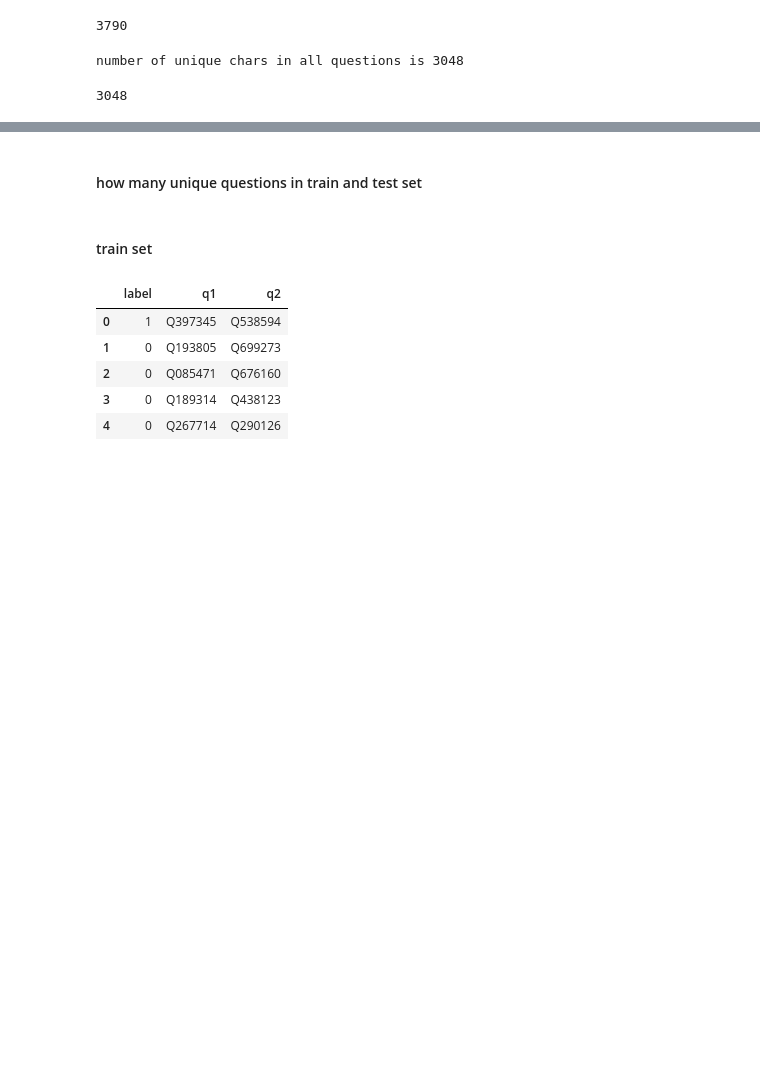
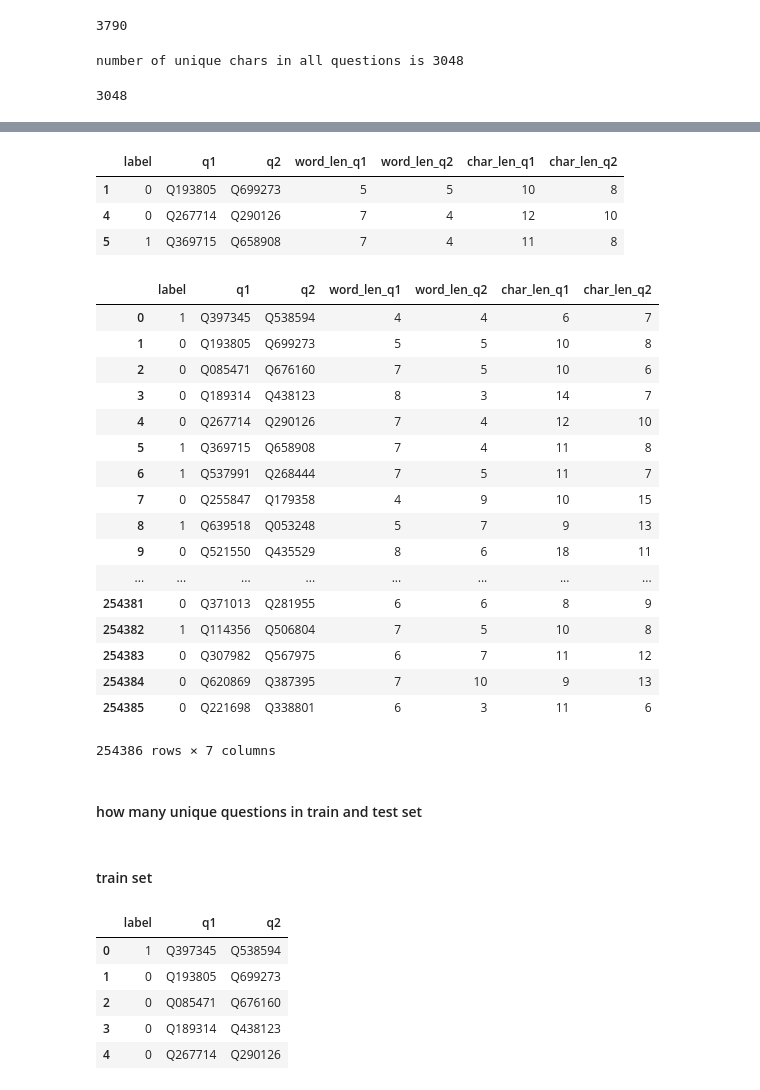
Before and after one commit to Fengjun-Wang/mirror_question_pair, a Jupyter notebook: scripts/data_analysis/Data_analysis.ipynb, the cells around one changed output, grey strips where cells are left out. Cells and saved outputs as stored; diff of their text form; code cells hidden in the pictures; blank space fills up the shorter version.

```diff
--- a/scripts/data_analysis/Data_analysis.ipynb
+++ b/scripts/data_analysis/Data_analysis.ipynb
@@ -123,0 +194,18 @@ char_embed_df.shape[0]
+# %%
+word_len_map = {}
+char_len_map = {}
+for i in xrange(question_df.shape[0]):
+    row  = question_df.iloc[i]
+    qid = row["qid"]
+    word_len_map[qid] = row["word_len"]
+    char_len_map[qid] = row["char_len"]
+# %%
+
+train_df["word_len_q1"] = train_df.apply(lambda row: word_len_map[row["q1"]],axis=1)
+train_df["word_len_q2"] = train_df.apply(lambda row: word_len_map[row["q2"]],axis=1)
+train_df["char_len_q1"] = train_df.apply(lambda row: char_len_map[row["q1"]],axis=1)
+train_df["char_len_q2"] = train_df.apply(lambda row: char_len_map[row["q2"]],axis=1)
+test_df["word_len_q1"] = test_df.apply(lambda row: word_len_map[row["q1"]],axis=1)
+test_df["word_len_q2"] = test_df.apply(lambda row: word_len_map[row["q2"]],axis=1)
+test_df["char_len_q1"] = test_df.apply(lambda row: char_len_map[row["q1"]],axis=1)
+test_df["char_len_q2"] = test_df.apply(lambda row: char_len_map[row["q2"]],axis=1)
@@ -124,3 +246,31 @@ char_embed_df.shape[0]
+# %%
+train_df.iloc[[1,4,5]]
+# %% [output]
+|  | label | q1 | q2 | word_len_q1 | word_len_q2 | char_len_q1 | char_len_q2 |
+| 1 | 0 | Q193805 | Q699273 | 5 | 5 | 10 | 8 |
+| 4 | 0 | Q267714 | Q290126 | 7 | 4 | 12 | 10 |
+| 5 | 1 | Q369715 | Q658908 | 7 | 4 | 11 | 8 |
+# %%
+train_df.iloc[[1,4,5]]
+# %% [output]
+|  | label | q1 | q2 | word_len_q1 | word_len_q2 | char_len_q1 | char_len_q2 |
+| 0 | 1 | Q397345 | Q538594 | 4 | 4 | 6 | 7 |
+| 1 | 0 | Q193805 | Q699273 | 5 | 5 | 10 | 8 |
+| 2 | 0 | Q085471 | Q676160 | 7 | 5 | 10 | 6 |
+| 3 | 0 | Q189314 | Q438123 | 8 | 3 | 14 | 7 |
+| 4 | 0 | Q267714 | Q290126 | 7 | 4 | 12 | 10 |
+| 5 | 1 | Q369715 | Q658908 | 7 | 4 | 11 | 8 |
+| 6 | 1 | Q537991 | Q268444 | 7 | 5 | 11 | 7 |
+| 7 | 0 | Q255847 | Q179358 | 4 | 9 | 10 | 15 |
+| 8 | 1 | Q639518 | Q053248 | 5 | 7 | 9 | 13 |
+| 9 | 0 | Q521550 | Q435529 | 8 | 6 | 18 | 11 |
+| ... | ... | ... | ... | ... | ... | ... | ... |
+| 254381 | 0 | Q371013 | Q281955 | 6 | 6 | 8 | 9 |
+| 254382 | 1 | Q114356 | Q506804 | 7 | 5 | 10 | 8 |
+| 254383 | 0 | Q307982 | Q567975 | 6 | 7 | 11 | 12 |
+| 254384 | 0 | Q620869 | Q387395 | 7 | 10 | 9 | 13 |
+| 254385 | 0 | Q221698 | Q338801 | 6 | 3 | 11 | 6 |
+254386 rows × 7 columns
 # %% [markdown]
 #### how many unique questions in train and test set
 # %% [markdown]
```
Also changed, not shown: parts of 38 cells of this notebook, 13 other files.
